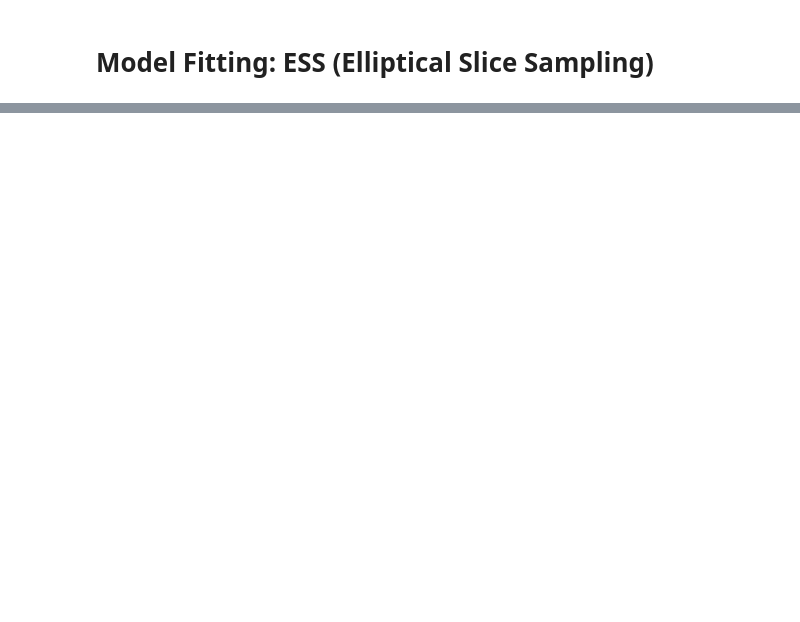
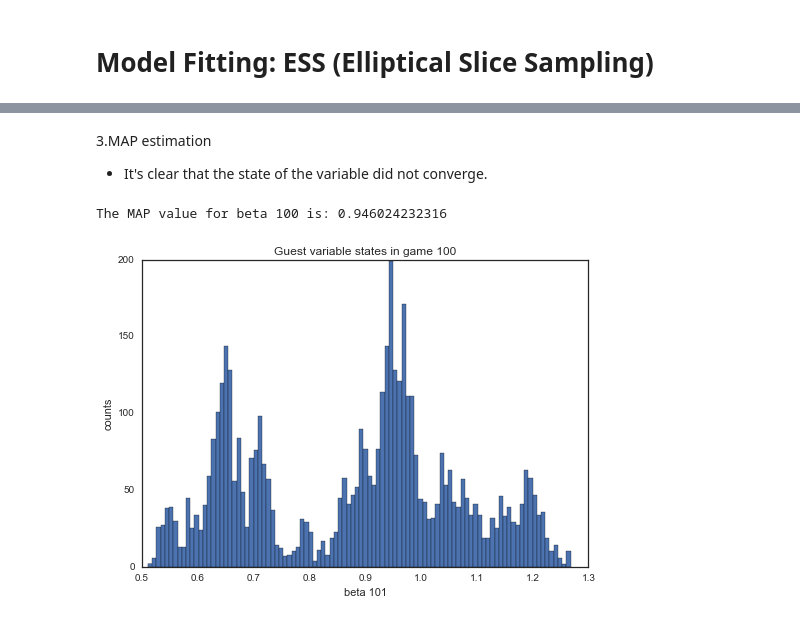
Before and after one commit to AM207Fantasy/am207, a Jupyter notebook: ESS_entire game_new.ipynb, the cells around one changed output, grey strips where cells are left out. Drawn from its saved outputs; the diff is of its cells as text; code cells hidden in the pictures; blank space fills up the shorter version.

```diff
--- a/ESS_entire game_new.ipynb
+++ b/ESS_entire game_new.ipynb
@@ -315,0 +219,18 @@ player_info['Tm'].values[0]
+# %% [markdown]
+3.MAP estimation
+* It's clear that the state of the variable did not converge.
+# %%
+for i in range(100,101):
+    plt.figure(i)
+    p_hist = plt.hist(stateCoefs[burn_in:,i], bins=100)
+    plt.title("Guest variable states in game %s" %(i))
+    plt.xlabel("beta %s" %(i+1))
+    plt.ylabel("counts")
+    p_map_index = np.argmax(p_hist[0])
+    p_hist_bin_middle = 0.5*p_hist[1][:-1] + 0.5*p_hist[1][1:]
+    p_map = p_hist_bin_middle[p_map_index]
+
+    print "The MAP value for beta %s is: %s" %(i, p_map)
+# %% [output]
+The MAP value for beta 100 is: 0.946024232316
+[figure, added]
```
Also changed, not shown: parts of 28 cells of this notebook.
